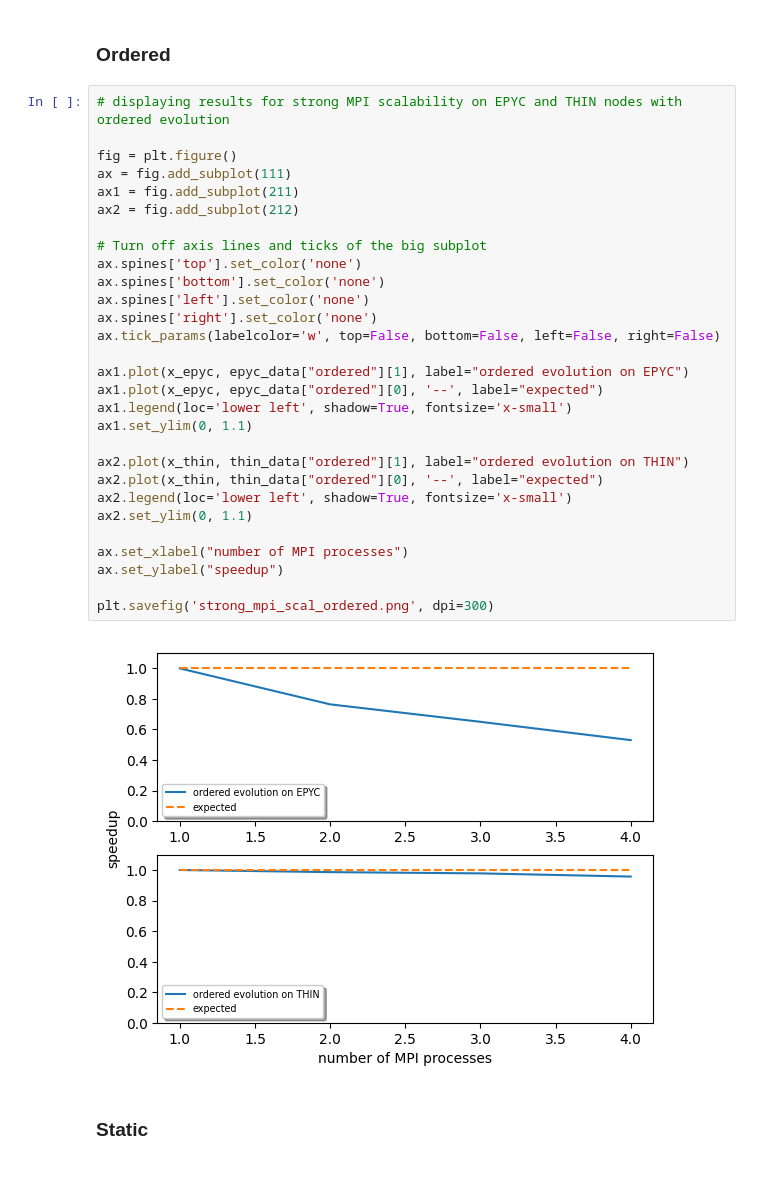
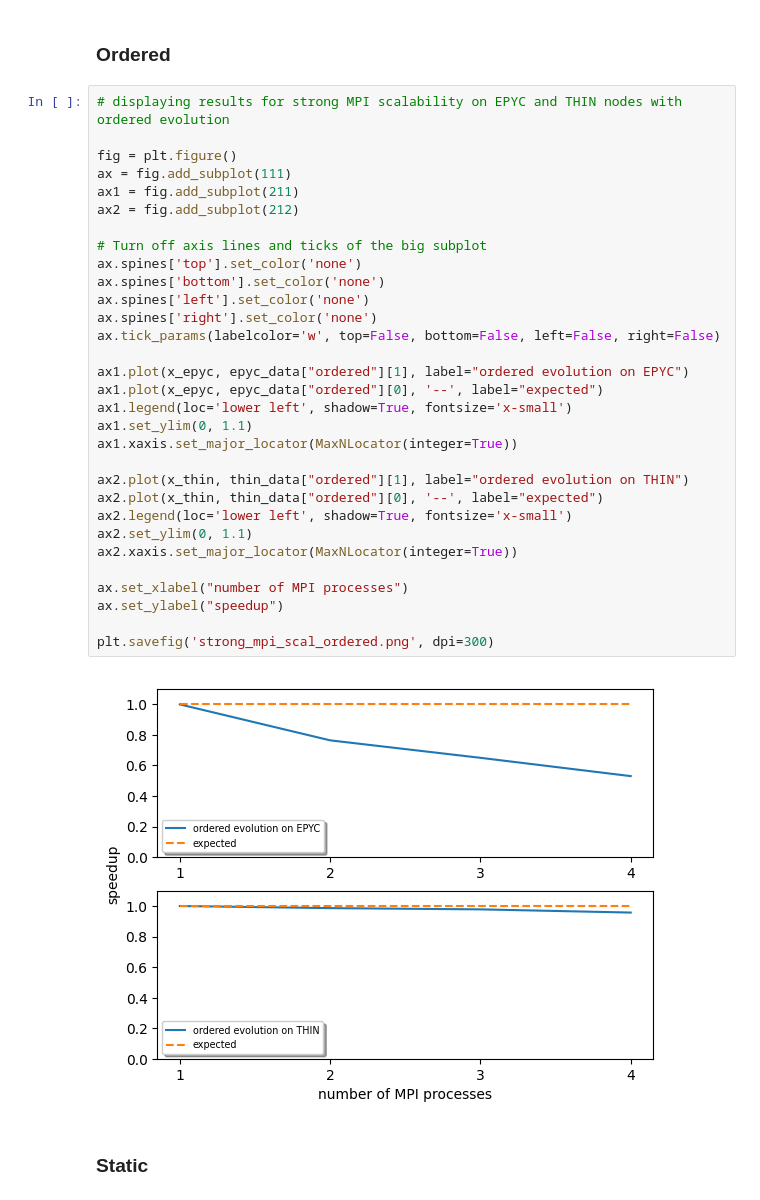
Before and after one commit to TommasoTarchi/Foundations_of_HPC-FinalProject, a Jupyter notebook: exercise1/analysis/analysis.ipynb, the cells around one changed output. Drawn from its saved outputs; the diff is of its cells as text.

```diff
--- a/exercise1/analysis/analysis.ipynb
+++ b/exercise1/analysis/analysis.ipynb
@@ -170,34 +177,36 @@ thin_data = compute_speedup("THIN", 1)
 # %%
 # displaying results for strong MPI scalability on EPYC and THIN nodes with ordered evolution
 
 fig = plt.figure()
 ax = fig.add_subplot(111)
 ax1 = fig.add_subplot(211)
 ax2 = fig.add_subplot(212)
 
 # Turn off axis lines and ticks of the big subplot
 ax.spines['top'].set_color('none')
 ax.spines['bottom'].set_color('none')
 ax.spines['left'].set_color('none')
 ax.spines['right'].set_color('none')
 ax.tick_params(labelcolor='w', top=False, bottom=False, left=False, right=False)
 
 ax1.plot(x_epyc, epyc_data["ordered"][1], label="ordered evolution on EPYC")
 ax1.plot(x_epyc, epyc_data["ordered"][0], '--', label="expected")
 ax1.legend(loc='lower left', shadow=True, fontsize='x-small')
 ax1.set_ylim(0, 1.1)
+ax1.xaxis.set_major_locator(MaxNLocator(integer=True))
 
 ax2.plot(x_thin, thin_data["ordered"][1], label="ordered evolution on THIN")
 ax2.plot(x_thin, thin_data["ordered"][0], '--', label="expected")
 ax2.legend(loc='lower left', shadow=True, fontsize='x-small')
 ax2.set_ylim(0, 1.1)
+ax2.xaxis.set_major_locator(MaxNLocator(integer=True))
 
 ax.set_xlabel("number of MPI processes")
 ax.set_ylabel("speedup")
 
 plt.savefig('strong_mpi_scal_ordered.png', dpi=300)
 # %% [output]
-[figure, old version]
+[figure, new version]
 # %% [markdown]
 ### Static
 # %%
```
Also changed, not shown: parts of 6 cells of this notebook, 5 other files.
